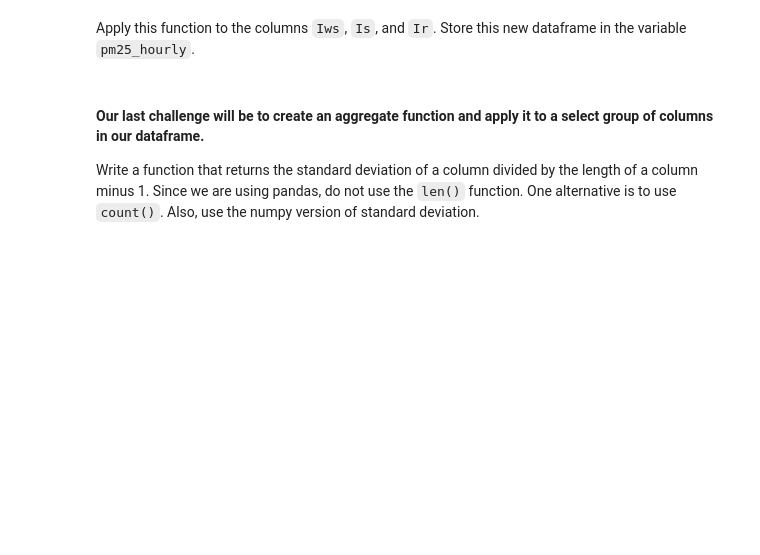
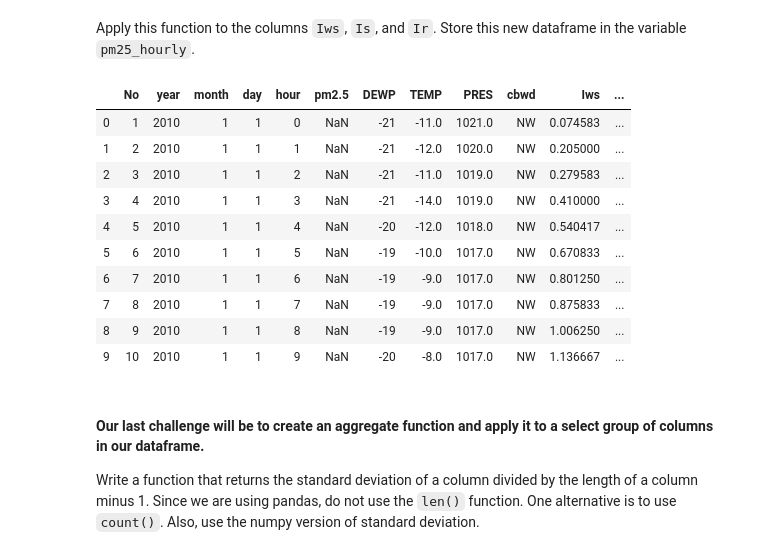
Before and after one commit to ta-datapt-bcn/lab-map-reduce-filter, a Jupyter notebook: your-code/main.ipynb, the cells around one changed output. Cells and saved outputs as stored; diff of their text form; code cells hidden in the pictures; blank space fills up the shorter version.

```diff
--- a/your-code/main.ipynb
+++ b/your-code/main.ipynb
@@ -213,5 +245,6 @@ def hourly(x):
     '''
 
     # Your code here:
+    return x/24
 # %% [markdown]
 Apply this function to the columns `Iws`, `Is`, and `Ir`. Store this new dataframe in the variable `pm25_hourly`.
@@ -220,3 +251,23 @@ Apply this function to the columns `Iws`, `Is`, and `Ir`. Store this new datafra
+# %%
+# Your code here:
+pm25_hourly = pm25
+pm25_hourly['Iws'] = pm25_hourly['Iws'].apply(hourly)
+pm25_hourly['Is'] = pm25_hourly['Is'].apply(hourly)
+pm25_hourly['Ir'] = pm25_hourly['Ir'].apply(hourly)
+# %%
+pm25_hourly.head(10)
+# %% [output]
+|  | No | year | month | day | hour | pm2.5 | DEWP | TEMP | PRES | cbwd | Iws | ... |
+| 0 | 1 | 2010 | 1 | 1 | 0 | NaN | -21 | -11.0 | 1021.0 | NW | 0.074583 | ... |
+| 1 | 2 | 2010 | 1 | 1 | 1 | NaN | -21 | -12.0 | 1020.0 | NW | 0.205000 | ... |
+| 2 | 3 | 2010 | 1 | 1 | 2 | NaN | -21 | -11.0 | 1019.0 | NW | 0.279583 | ... |
+| 3 | 4 | 2010 | 1 | 1 | 3 | NaN | -21 | -14.0 | 1019.0 | NW | 0.410000 | ... |
+| 4 | 5 | 2010 | 1 | 1 | 4 | NaN | -20 | -12.0 | 1018.0 | NW | 0.540417 | ... |
+| 5 | 6 | 2010 | 1 | 1 | 5 | NaN | -19 | -10.0 | 1017.0 | NW | 0.670833 | ... |
+| 6 | 7 | 2010 | 1 | 1 | 6 | NaN | -19 | -9.0 | 1017.0 | NW | 0.801250 | ... |
+| 7 | 8 | 2010 | 1 | 1 | 7 | NaN | -19 | -9.0 | 1017.0 | NW | 0.875833 | ... |
+| 8 | 9 | 2010 | 1 | 1 | 8 | NaN | -19 | -9.0 | 1017.0 | NW | 1.006250 | ... |
+| 9 | 10 | 2010 | 1 | 1 | 9 | NaN | -20 | -8.0 | 1017.0 | NW | 1.136667 | ... |
 # %% [markdown]
 #### Our last challenge will be to create an aggregate function and apply it to a select group of columns in our dataframe.
 
```
Also changed, not shown: parts of 21 cells of this notebook.
